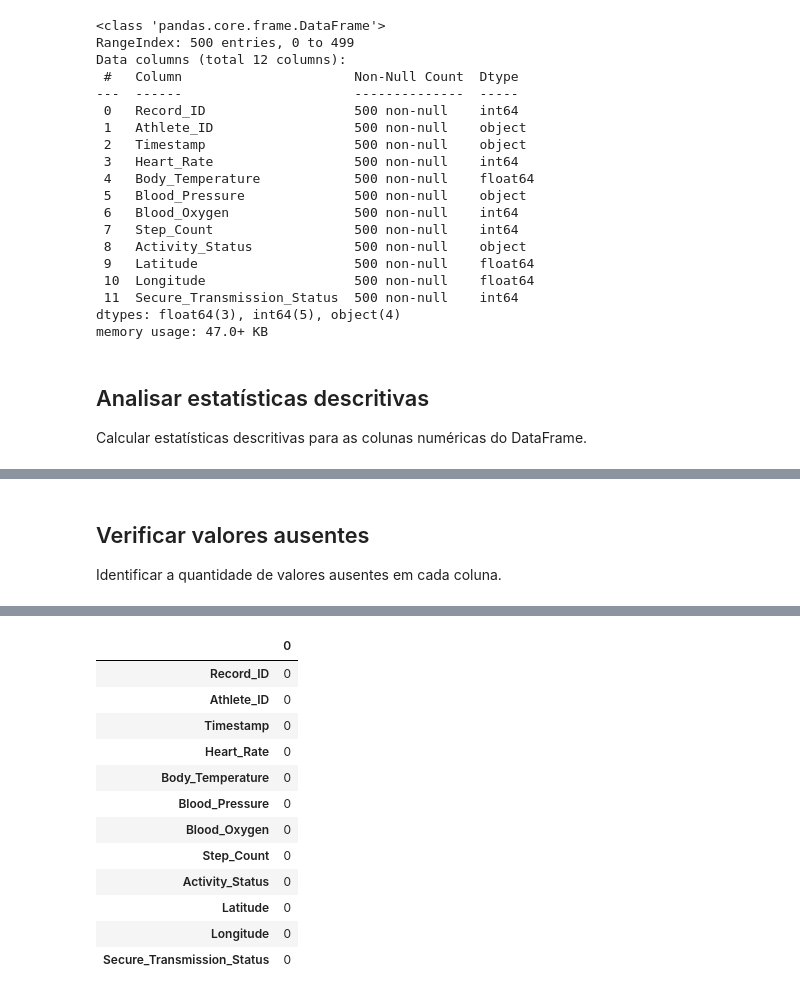
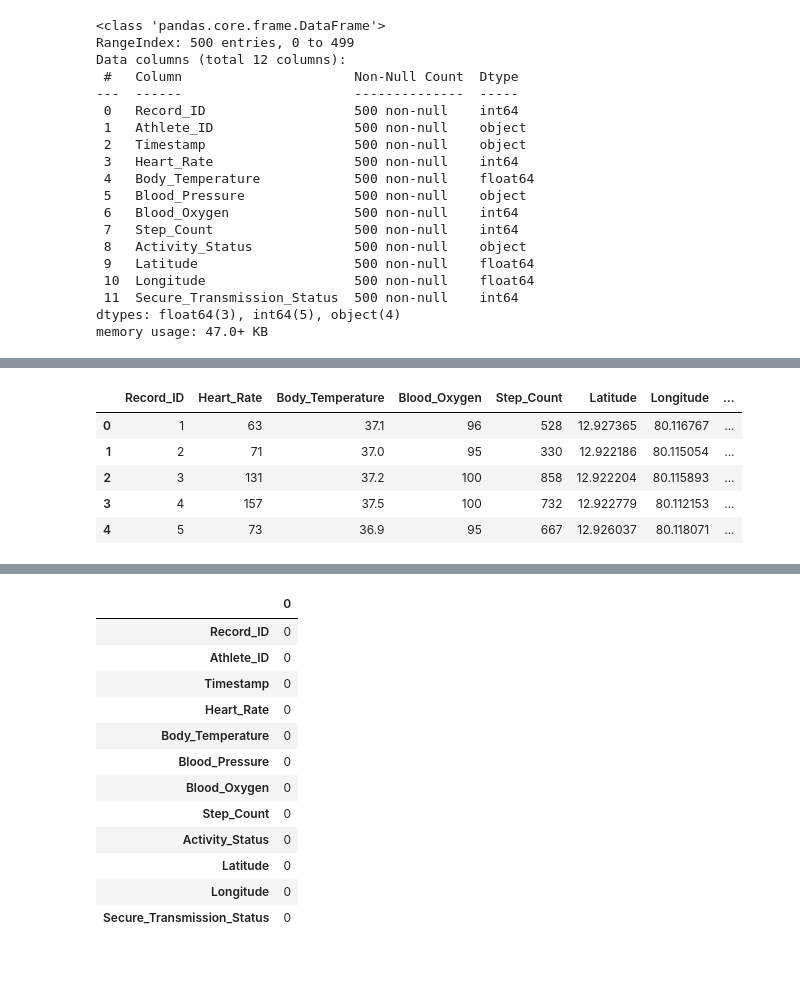
Before and after one commit to FernandesNz/Projeto-Inteligencia-Artificial, a Jupyter notebook: Projeto_IA.ipynb, the cells around one changed output, grey strips where cells are left out. Saved outputs shown, nothing was run; the diff lists cells and outputs as text; code cells hidden in the pictures; blank space fills up the shorter version.

```diff
--- a/Projeto_IA.ipynb
+++ b/Projeto_IA.ipynb
@@ -44,9 +35,6 @@ Data columns (total 12 columns):
  11  Secure_Transmission_Status  500 non-null    int64
 dtypes: float64(3), int64(5), object(4)
 memory usage: 47.0+ KB
-# %% [markdown]
-## Analisar estatísticas descritivas
-Calcular estatísticas descritivas para as colunas numéricas do DataFrame.
 # %%
 display(df.describe())
 # %% [output]
@@ -59,6 +47,13 @@ display(df.describe())
 | 50% | 250.500000 | 122.000000 | 37.000000 | 97.00000 | 669.000000 | 12.924957 | 80.115355 | ... |
 | 75% | 375.250000 | 151.250000 | 37.200000 | 99.00000 | 834.250000 | 12.927314 | 80.117646 | ... |
 | max | 500.000000 | 180.000000 | 38.200000 | 100.00000 | 1000.000000 | 12.929996 | 80.119996 | ... |
-# %% [markdown]
-## Verificar valores ausentes
-Identificar a quantidade de valores ausentes em cada coluna.
+# %%
+numeric_df = df.select_dtypes(include=['number'])
+display(numeric_df.head())
+# %% [output]
+|  | Record_ID | Heart_Rate | Body_Temperature | Blood_Oxygen | Step_Count | Latitude | Longitude | ... |
+| 0 | 1 | 63 | 37.1 | 96 | 528 | 12.927365 | 80.116767 | ... |
+| 1 | 2 | 71 | 37.0 | 95 | 330 | 12.922186 | 80.115054 | ... |
+| 2 | 3 | 131 | 37.2 | 100 | 858 | 12.922204 | 80.115893 | ... |
+| 3 | 4 | 157 | 37.5 | 100 | 732 | 12.922779 | 80.112153 | ... |
+| 4 | 5 | 73 | 36.9 | 95 | 667 | 12.926037 | 80.118071 | ... |
```
Also changed, not shown: parts of 8 cells of this notebook.
